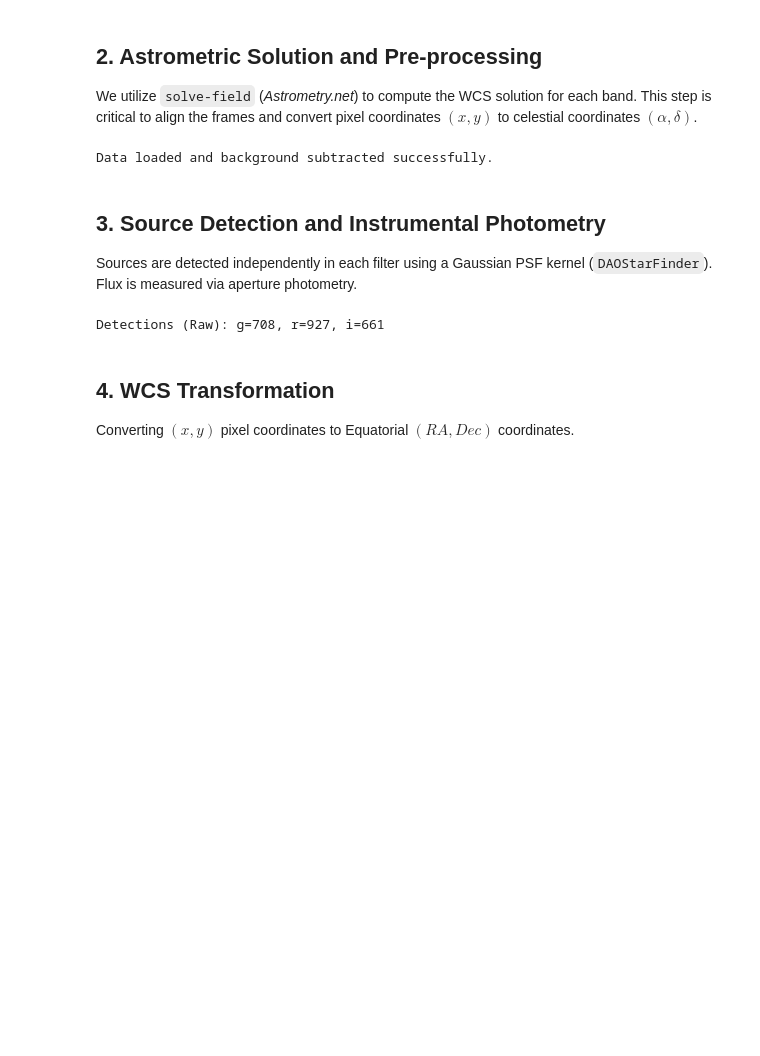
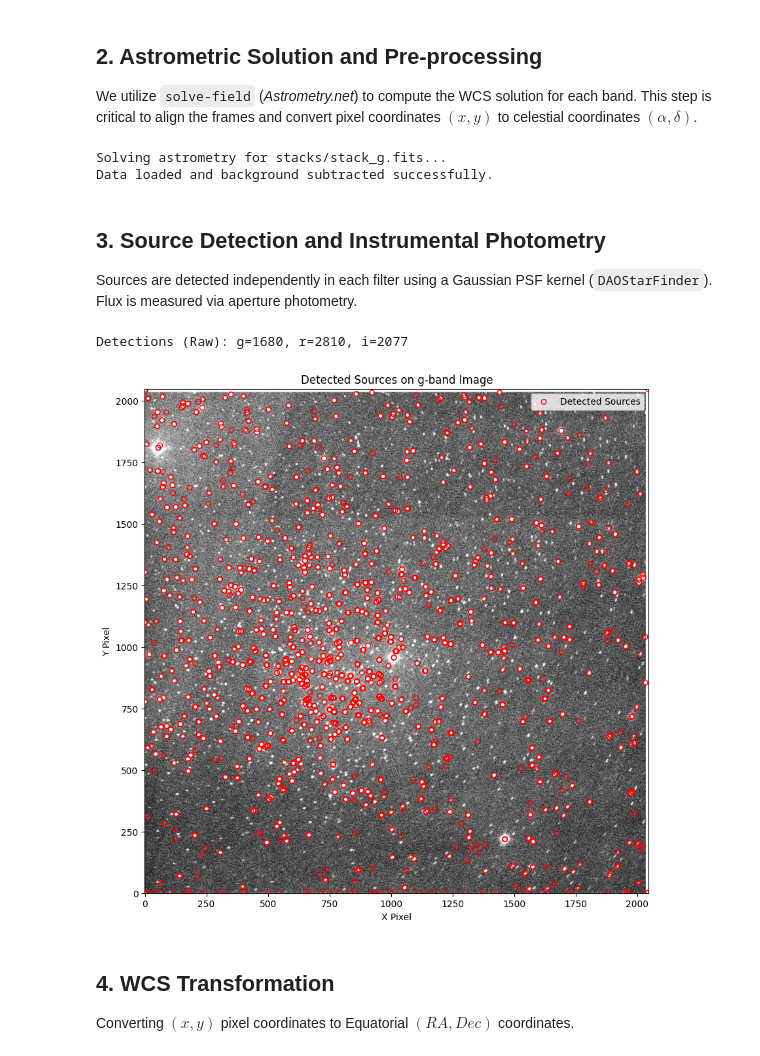
Before and after one commit to rloustalet/OHP-CLS, a Jupyter notebook: diagramme_hr.ipynb, the cells around one changed output. Saved outputs shown, nothing was run; the diff lists cells and outputs as text; code cells hidden in the pictures; blank space fills up the shorter version.

```diff
--- a/diagramme_hr.ipynb
+++ b/diagramme_hr.ipynb
@@ -69,7 +69,7 @@ def solve_astrometry(input_fits):
     output_fits = input_fits.replace('.fits', '_wcs.fits')
     if not os.path.exists(output_fits):
         print(f'Solving astrometry for {input_fits}...')
-        cmd = ['solve-field', input_fits, '--overwrite', '--no-plots', '--new-fits', output_fits]
+        cmd = ['solve-field', input_fits, '--overwrite', '--index-dir', '/Volumes/Astro/Astrometry',  '--no-plots', '--new-fits', output_fits]
         subprocess.run(cmd, stdout=subprocess.DEVNULL, stderr=subprocess.DEVNULL)
     return output_fits
 
@@ -94,6 +94,7 @@ for data in [g_data, r_data, i_data]:
 wcs = WCS(g_hdul[0].header)
 print('Data loaded and background subtracted successfully.')
 # %% [output]
+Solving astrometry for stacks/stack_g.fits...
 Data loaded and background subtracted successfully.
 # %% [markdown]
 ## 3. Source Detection and Instrumental Photometry
@@ -102,29 +103,40 @@ Sources are detected independently in each filter using a Gaussian PSF kernel (`
 # %%
 def detect_sources(data, fwhm, sigma):
     """Detect point sources above sigma threshold."""
     mean, median, std = sigma_clipped_stats(data, sigma=2.0)
     daofind = DAOStarFinder(fwhm=fwhm, threshold=sigma * std)
     return daofind(data - median)
 
 sources_g = detect_sources(g_data, fwhm, sigma_thresh)
 sources_r = detect_sources(r_data, fwhm, sigma_thresh)
 sources_i = detect_sources(i_data, fwhm, sigma_thresh)
 print(f"Detections (Raw): g={len(sources_g)}, r={len(sources_r)}, i={len(sources_i)}")
 
 def do_photometry(data, sources, radius):
     """Compute instrumental magnitudes."""
     positions = np.transpose((sources['xcentroid'], sources['ycentroid']))
     ap = CircularAperture(positions, r=radius)
     phot = aperture_photometry(data, ap)
     # m_inst = -2.5 * log10(Flux)
     phot['mag_inst'] = -2.5 * np.log10(phot['aperture_sum'])
     return phot
 
 phot_g = do_photometry(g_data, sources_g, aperture_radius)
 phot_r = do_photometry(r_data, sources_r, aperture_radius)
 phot_i = do_photometry(i_data, sources_i, aperture_radius)
+
+# Plot on image detected sources
+plt.figure(figsize=(10, 10))
+plt.imshow(g_data, cmap='gray', origin='lower', vmin=np.percentile(g_data, 5), vmax=np.percentile(g_data, 95))
+plt.scatter(sources_g['xcentroid'], sources_g['ycentroid'], s=30, edgecolor='red', facecolor='none', label='Detected Sources')
+plt.title('Detected Sources on g-band Image')
+plt.xlabel('X Pixel')
+plt.ylabel('Y Pixel')
+plt.legend()
+plt.show()
 # %% [output]
-Detections (Raw): g=708, r=927, i=661
+Detections (Raw): g=1680, r=2810, i=2077
+[figure, added]
 # %% [markdown]
 ## 4. WCS Transformation
 
```
Also changed, not shown: parts of 7 cells of this notebook.
